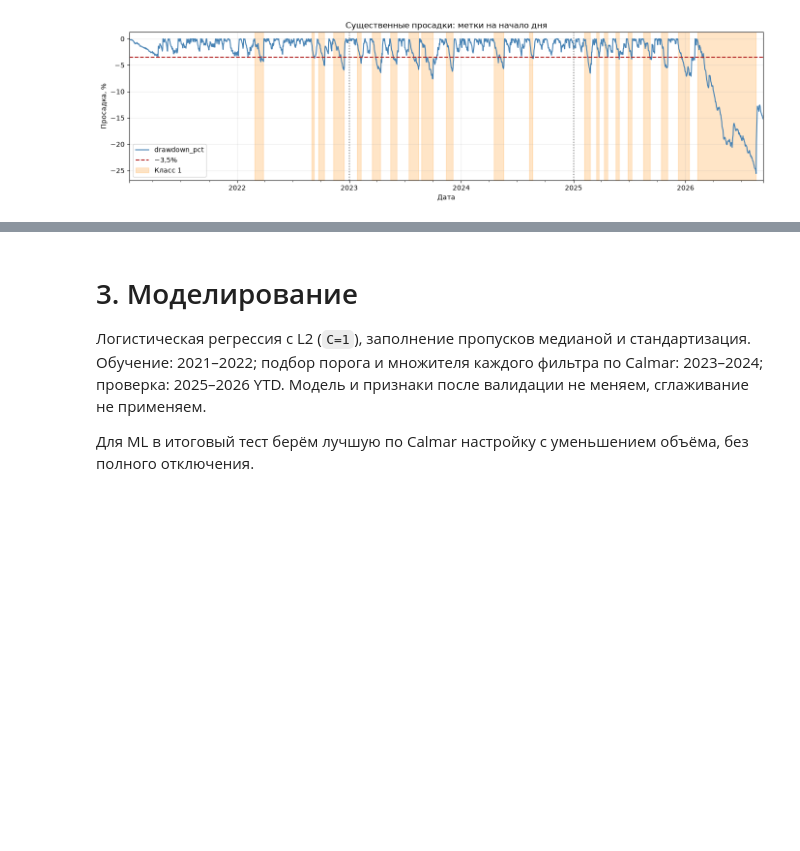
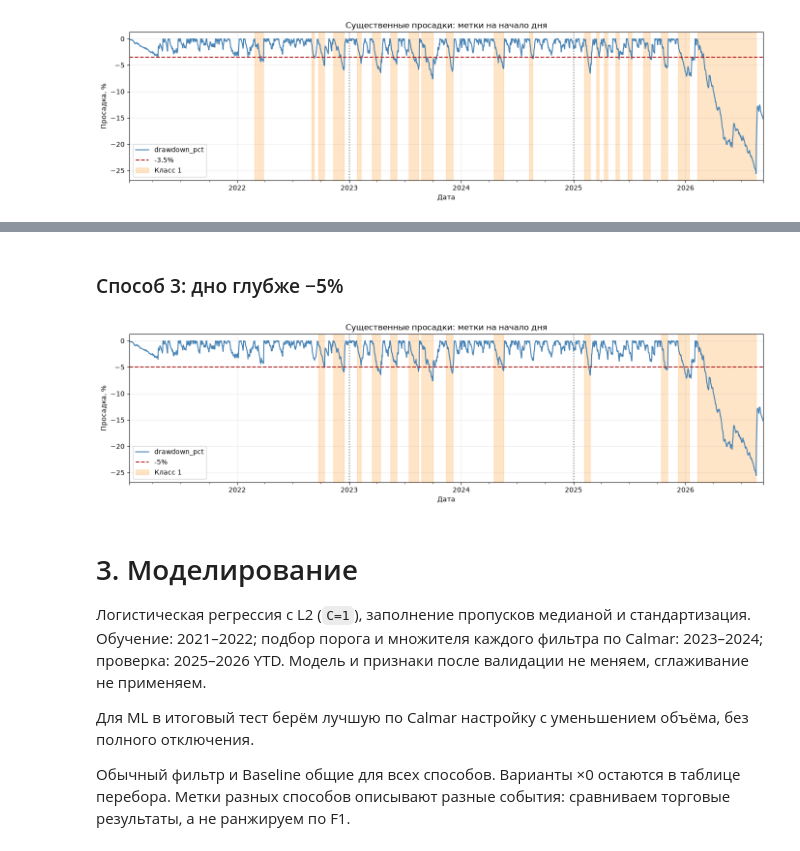
Before and after one commit to NikitaDzigurda/trading-strategy-risk-analysis, a Jupyter notebook: notebooks/05_drawdown_ml_analysis.ipynb, the cells around one changed output, grey strips where cells are left out. Saved outputs shown, nothing was run; the diff lists cells and outputs as text; code cells hidden in the pictures; blank space fills up the shorter version.

```diff
--- a/notebooks/05_drawdown_ml_analysis.ipynb
+++ b/notebooks/05_drawdown_ml_analysis.ipynb
@@ -110,7 +122,15 @@ plt.show()
+# %% [markdown]
+### Способ 3: дно глубже −5%
+# %%
+labels_3 = prepare_labels(-5.0)
+# %% [output]
+[figure, added]
 # %% [markdown]
 # 3. Моделирование
 
 Логистическая регрессия с L2 (`C=1`), заполнение пропусков медианой и стандартизация. Обучение: 2021–2022; подбор порога и множителя каждого фильтра по Calmar: 2023–2024; проверка: 2025–2026 YTD. Модель и признаки после валидации не меняем, сглаживание не применяем.
 
 Для ML в итоговый тест берём лучшую по Calmar настройку с уменьшением объёма, без полного отключения.
+
+Обычный фильтр и Baseline общие для всех способов. Варианты ×0 остаются в таблице перебора. Метки разных способов описывают разные события: сравниваем торговые результаты, а не ранжируем по F1.
 # %%
```
Also changed, not shown: parts of 17 cells of this notebook, 1 other file.
